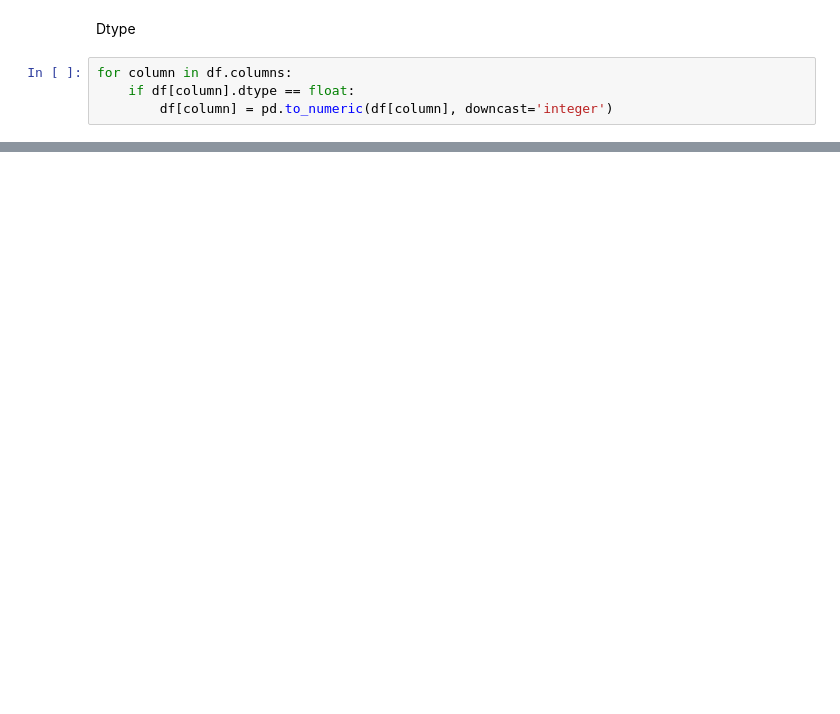
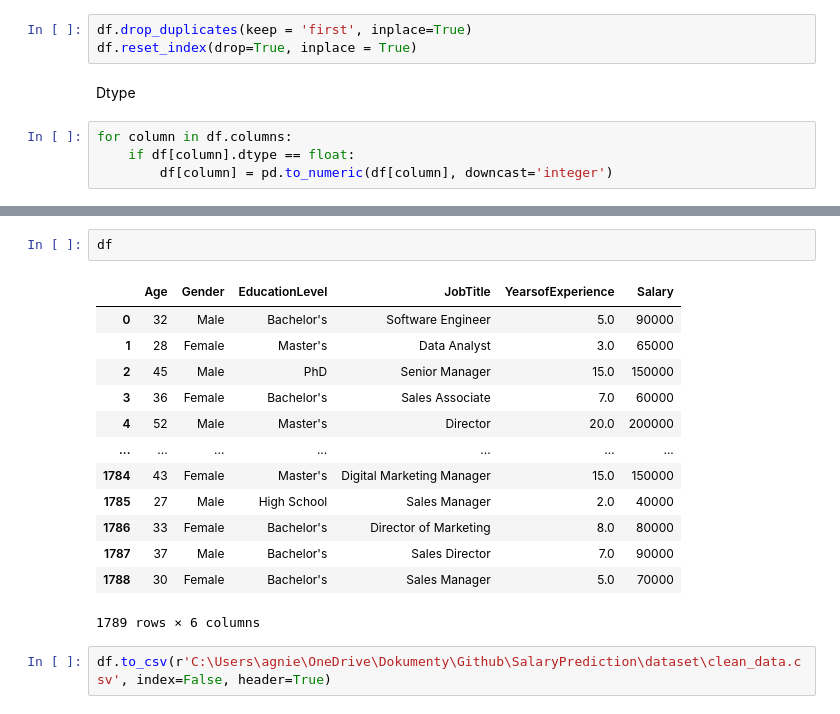
Before and after one commit to Agablue-red/SalaryPrediction, a Jupyter notebook: codes/data_preparation.ipynb, the cells around one changed output, grey strips where cells are left out. Saved outputs shown, nothing was run; the diff lists cells and outputs as text; blank space fills up the shorter version.

Commit message:
update data preparation

```diff
--- a/codes/data_preparation.ipynb
+++ b/codes/data_preparation.ipynb
@@ -154,3 +235,6 @@ df.at[1723,'Salary']
+# %%
+df.drop_duplicates(keep = 'first', inplace=True)
+df.reset_index(drop=True, inplace = True)
 # %% [markdown]
 Dtype
 # %%
@@ -175,0 +260,18 @@ memory usage: 143.2+ KB
+# %%
+df
+# %% [output]
+|  | Age | Gender | EducationLevel | JobTitle | YearsofExperience | Salary |
+| 0 | 32 | Male | Bachelor's | Software Engineer | 5.0 | 90000 |
+| 1 | 28 | Female | Master's | Data Analyst | 3.0 | 65000 |
+| 2 | 45 | Male | PhD | Senior Manager | 15.0 | 150000 |
+| 3 | 36 | Female | Bachelor's | Sales Associate | 7.0 | 60000 |
+| 4 | 52 | Male | Master's | Director | 20.0 | 200000 |
+| ... | ... | ... | ... | ... | ... | ... |
+| 1784 | 43 | Female | Master's | Digital Marketing Manager | 15.0 | 150000 |
+| 1785 | 27 | Male | High School | Sales Manager | 2.0 | 40000 |
+| 1786 | 33 | Female | Bachelor's | Director of Marketing | 8.0 | 80000 |
+| 1787 | 37 | Male | Bachelor's | Sales Director | 7.0 | 90000 |
+| 1788 | 30 | Female | Bachelor's | Sales Manager | 5.0 | 70000 |
+1789 rows × 6 columns
+# %%
+df.to_csv(r'C:\Users\agnie\OneDrive\Dokumenty\Github\SalaryPrediction\dataset\clean_data.csv', index=False, header=True)
```
Also changed, not shown: parts of 31 cells of this notebook.
